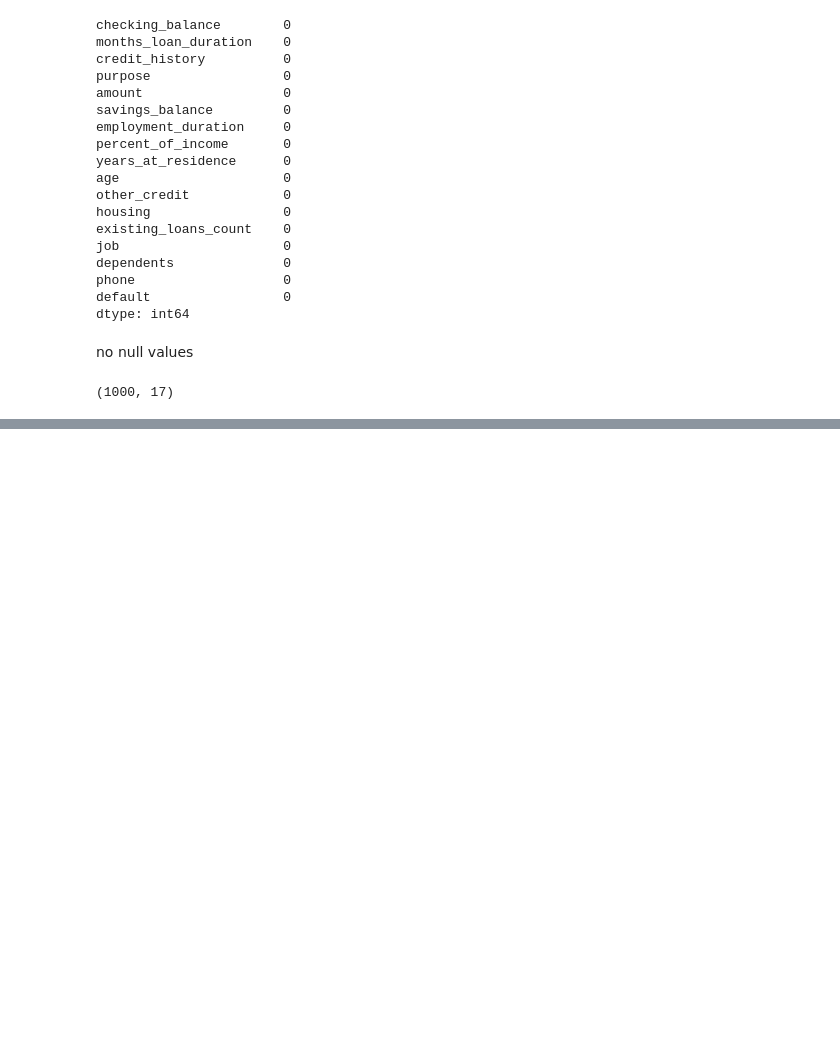
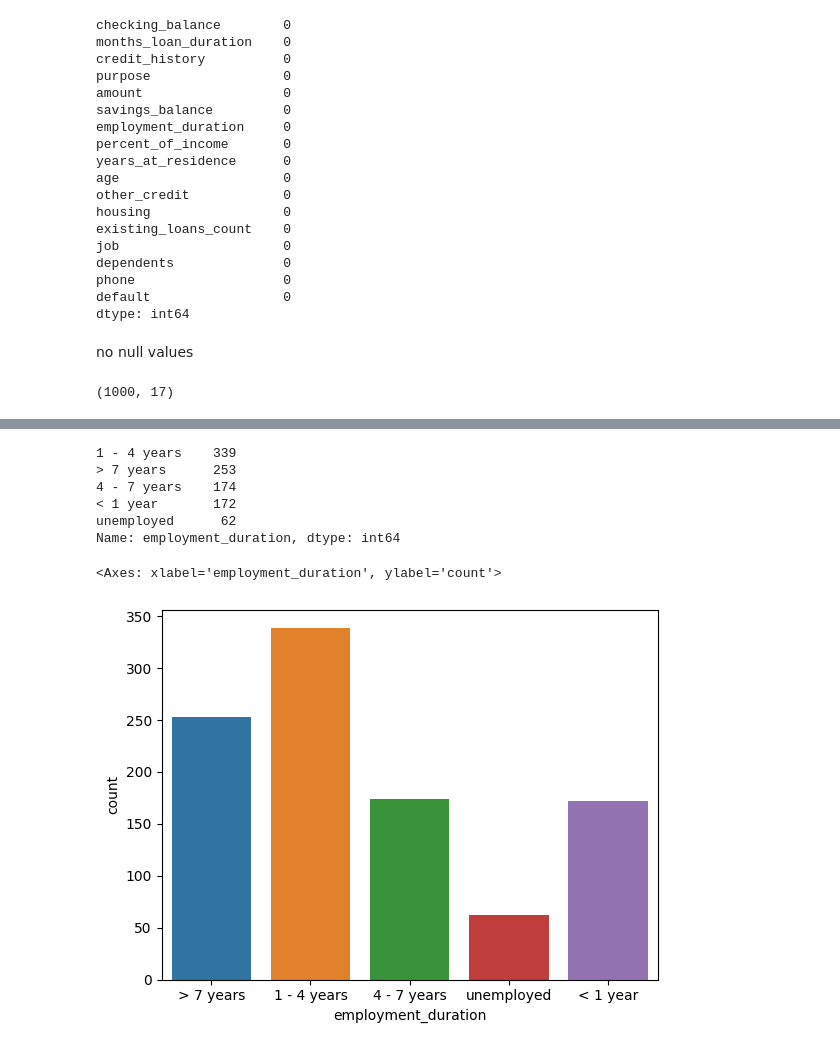
Before and after one commit to vanshikagoyal6396/MLCOE_TASK_, a Jupyter notebook: ClassificationTask.ipynb, the cells around one changed output, grey strips where cells are left out. Drawn from its saved outputs; the diff is of its cells as text; code cells hidden in the pictures; blank space fills up the shorter version.

```diff
--- a/ClassificationTask.ipynb
+++ b/ClassificationTask.ipynb
@@ -103,0 +176,4 @@ df.describe()
+# %%
+#REPLACING THE CATEGORICAL DATA INTO NUMERICAL DATA FOR BETTER ANALYSIS
+df['credit_history'].replace({'critical':-1,'good':1,'poor':0,'perfect':3,'very good':2},inplace=True)
+df.head()
@@ -103,0 +187,14 @@ df.describe()
+# %%
+v2=df['employment_duration'].value_counts()
+# %% [output]
+1 - 4 years    339
+> 7 years      253
+4 - 7 years    174
+< 1 year       172
+unemployed      62
+Name: employment_duration, dtype: int64
+# %%
+sns.countplot(x='employment_duration',data=df)
+# %% [output]
+<Axes: xlabel='employment_duration', ylabel='count'>
+[figure, added]
```
Also changed, not shown: parts of 16 cells of this notebook.
